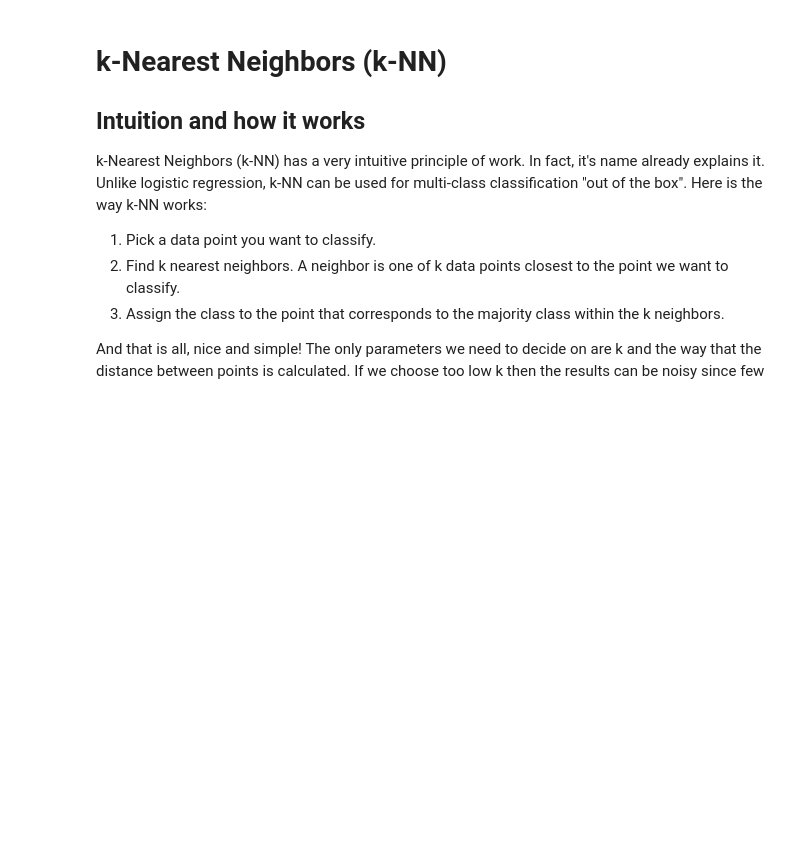
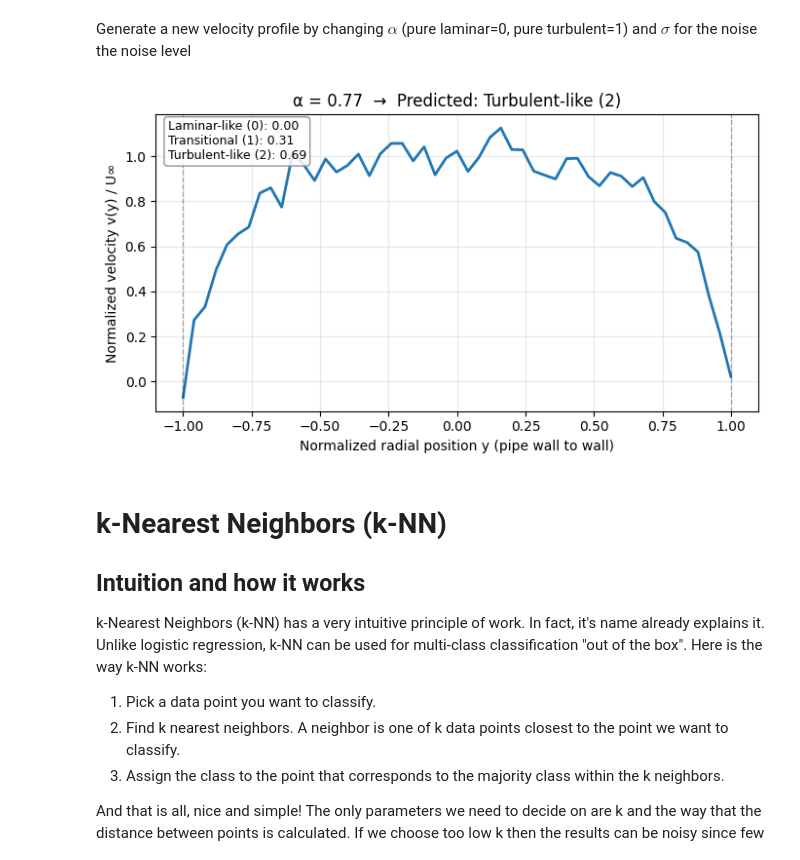
Before and after one commit to artkula/ML-retreat-tekmek-2025, a Jupyter notebook: supervised_classification_methods.ipynb, the cells around one changed output. Cells and saved outputs as stored; diff of their text form; code cells hidden in the pictures; blank space fills up the shorter version.

```diff
--- a/supervised_classification_methods.ipynb
+++ b/supervised_classification_methods.ipynb
@@ -349,3 +338,55 @@ As we can see, logistic regression is just fine for the task. It manages to clas
+# %% [markdown]
+Generate a new velocity profile by changing $\alpha$ (pure laminar=0, pure turbulent=1) and $\sigma$ for the noise the noise level
+# %%
+Alpha = 0.77 # 0: pure laminar; 1: pure turbulent
+Sigma = 0.05 # originally 0.05
+# %%
+#@title Run to evaluate the new velocity profile
+# MARCO
+# --- Predict a new profile by choosing alpha and visualize it ---
+
+import numpy as np
+import matplotlib.pyplot as plt
+
+# Class names (consistent with earlier labeling)
+CLASS_NAMES = ["Laminar-like (0)", "Transitional (1)", "Turbulent-like (2)"]
+
+def classify_and_plot(alpha=0.50, sigma=0.05, C=1.0, u_infty=1.0, n_points=51, seed=12345):
+    """
+    Generate a single hybrid profile for given alpha, classify with the trained model,
+    and plot the velocity profile.
+    """
+    # Generate profile (single noise injection; fixed seed for reproducibility)
+    y, v = generate_hybrid_profile(alpha, n_points=n_points, sigma=sigma,
+                                   C=C, u_infty=u_infty, seed=seed)
+
+    # Predict with the trained pipeline
+    pred_class = int(logreg.predict(v.reshape(1, -1))[0])
+    proba = logreg.predict_proba(v.reshape(1, -1))[0]
+
+    # Plot
+    plt.figure(figsize=(7, 4))
+    plt.plot(y, v, linewidth=2)
+    plt.xlabel("Normalized radial position y (pipe wall to wall)")
+    plt.ylabel("Normalized velocity v(y) / U∞")
+    plt.title(f"α = {alpha:.2f}  →  Predicted: {CLASS_NAMES[pred_class]}")
+    plt.axvline(x=-1, color='k', linestyle='--', alpha=0.3, linewidth=1)
+    plt.axvline(x=1, color='k', linestyle='--', alpha=0.3, linewidth=1)
+    plt.grid(True, alpha=0.3)
+
+    # Add probabilities as a small textbox on the plot
+    prob_text = "\n".join(f"{name}: {p:.2f}" for name, p in zip(CLASS_NAMES, proba))
+    plt.text(0.02, 0.98, prob_text, transform=plt.gca().transAxes,
+             va='top', ha='left', fontsize=9,
+             bbox=dict(boxstyle='round', fc='white', ec='gray', alpha=0.85))
+
+    plt.tight_layout()
+    plt.show()
+
+# Example usage: change alpha in this call to test different profiles
+classify_and_plot(alpha=Alpha, sigma=Sigma)
+# %% [output]
+[figure, added]
 # %% [markdown]
 # k-Nearest Neighbors (k-NN)
 
```
Also changed, not shown: parts of 25 cells of this notebook.
